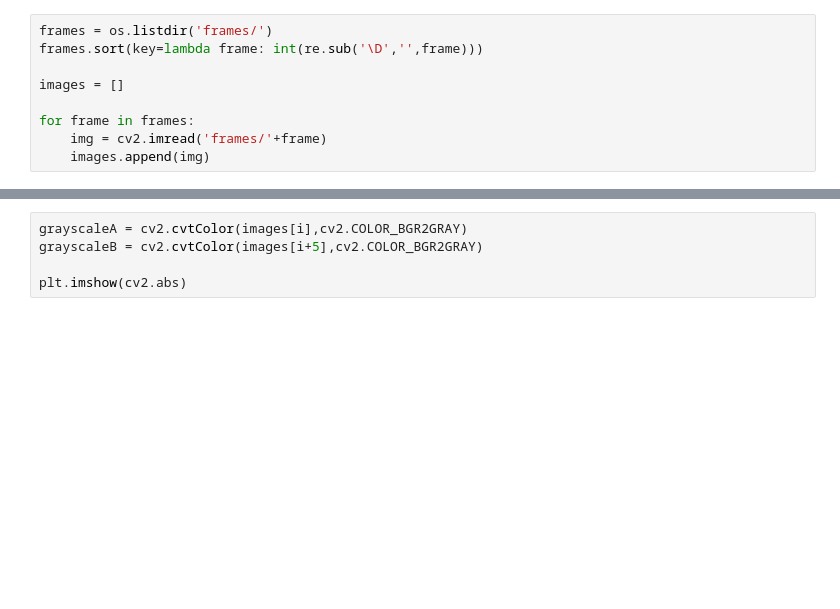
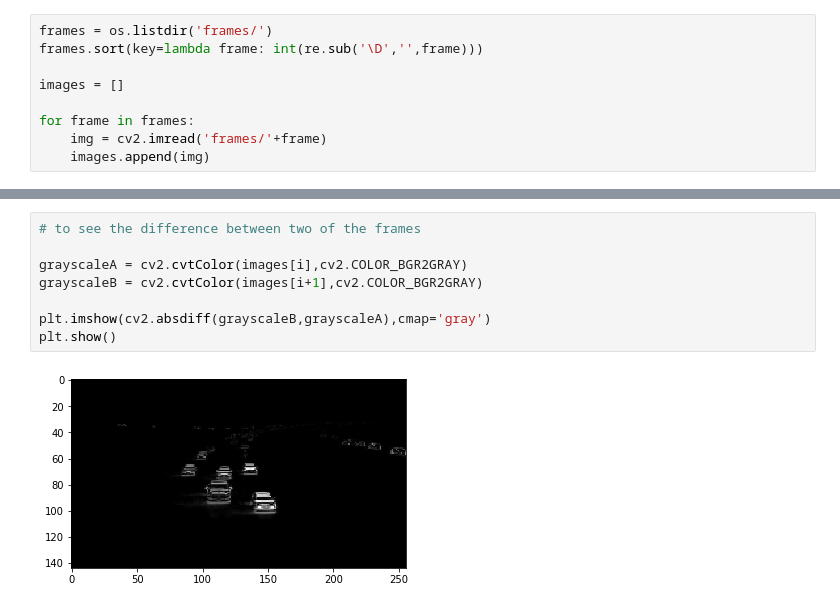
Before and after one commit to sidthakur08/Vehicle-Detection, a Jupyter notebook: Vehicle Detection using OpenCV.ipynb, the cells around one changed output, grey strips where cells are left out. Drawn from its saved outputs; the diff is of its cells as text; blank space fills up the shorter version.

```diff
--- a/Vehicle Detection using OpenCV.ipynb
+++ b/Vehicle Detection using OpenCV.ipynb
@@ -29,5 +29,10 @@ for frame in [i,i+5]:
 # %%
+# to see the difference between two of the frames
+
 grayscaleA = cv2.cvtColor(images[i],cv2.COLOR_BGR2GRAY)
-grayscaleB = cv2.cvtColor(images[i+5],cv2.COLOR_BGR2GRAY)
+grayscaleB = cv2.cvtColor(images[i+1],cv2.COLOR_BGR2GRAY)
 
-plt.imshow(cv2.abs)
+plt.imshow(cv2.absdiff(grayscaleB,grayscaleA),cmap='gray')
+plt.show()
+# %% [output]
+[figure, added]
```
Also changed, not shown: parts of 3 cells of this notebook.
